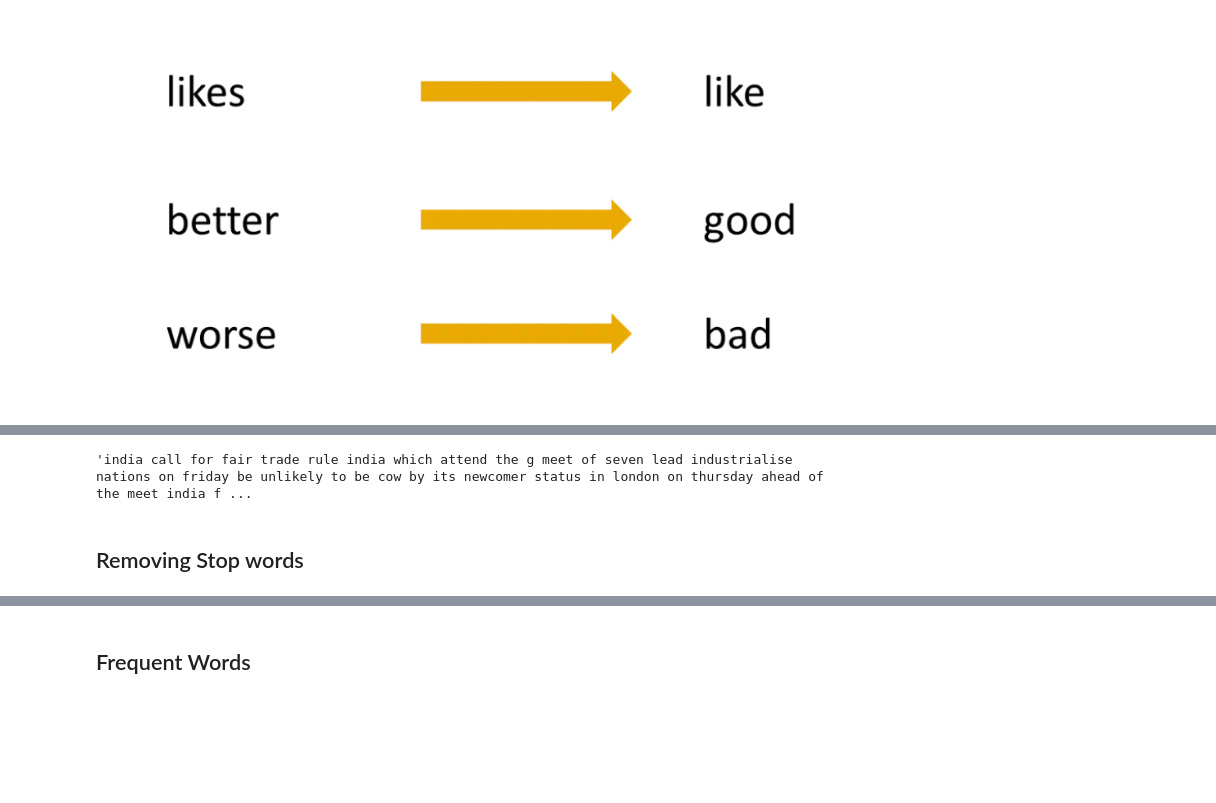
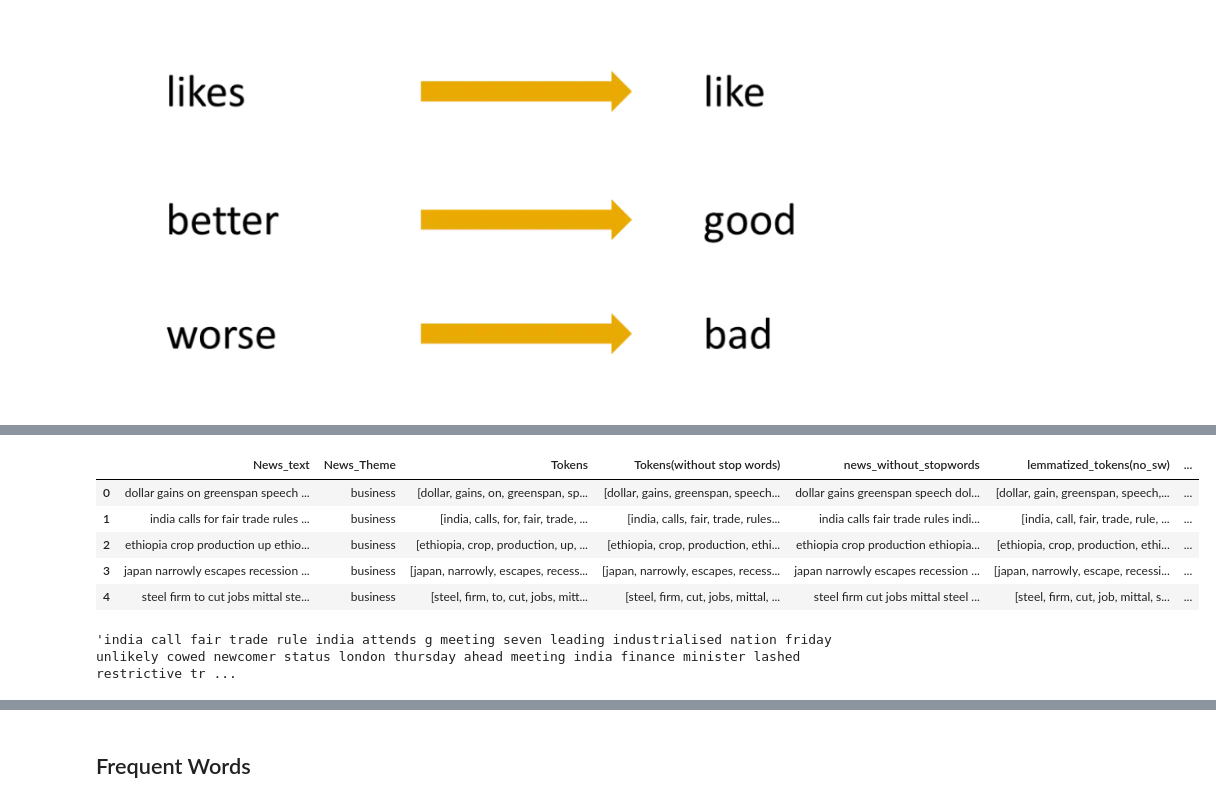
Before and after one commit to Prasad-Khedkar/Topic_Modelling_on_News_Articles, a Jupyter notebook: Topic_Modelling_on_News_Articles.ipynb, the cells around one changed output, grey strips where cells are left out. Cells and saved outputs as stored; diff of their text form; code cells hidden in the pictures; blank space fills up the shorter version.

```diff
--- a/Topic_Modelling_on_News_Articles.ipynb
+++ b/Topic_Modelling_on_News_Articles.ipynb
@@ -199,0 +247,2 @@ df['News'][1]
+# %%
+df['news_without_stopwords'] = [' '.join(word) for word in df['Tokens(without stop words)']]
@@ -219,2 +266,7 @@ def lemmatize_word(nbp):
+# %%
+def lemmatizing(news):                                                           ## defining a lemmatizer function
+  """This function will lemmatize each word in news."""
+  text = [lmt.lemmatize(word) for word in news.split()]
+  return text
 # %%
-df['News'] = df['News'].apply(lemmatize_word)
+df['lemmatized_tokens(no_sw)'] = df['news_without_stopwords'].apply(lemmatizing)
@@ -221,6 +282,15 @@ df['News'] = df['News'].apply(lemmatize_word)
+# %%
+df['clean_news'] = [' '.join(word) for word in df['lemmatized_tokens(no_sw)']]   ## Final clean news.
+# %%
+df.head()
+# %% [output]
+|  | News_text | News_Theme | Tokens | Tokens(without stop words) | news_without_stopwords | lemmatized_tokens(no_sw) | ... |
+| 0 | dollar gains on greenspan speech ... | business | [dollar, gains, on, greenspan, sp... | [dollar, gains, greenspan, speech... | dollar gains greenspan speech dol... | [dollar, gain, greenspan, speech,... | ... |
+| 1 | india calls for fair trade rules ... | business | [india, calls, for, fair, trade, ... | [india, calls, fair, trade, rules... | india calls fair trade rules indi... | [india, call, fair, trade, rule, ... | ... |
+| 2 | ethiopia crop production up ethio... | business | [ethiopia, crop, production, up, ... | [ethiopia, crop, production, ethi... | ethiopia crop production ethiopia... | [ethiopia, crop, production, ethi... | ... |
+| 3 | japan narrowly escapes recession ... | business | [japan, narrowly, escapes, recess... | [japan, narrowly, escapes, recess... | japan narrowly escapes recession ... | [japan, narrowly, escape, recessi... | ... |
+| 4 | steel firm to cut jobs mittal ste... | business | [steel, firm, to, cut, jobs, mitt... | [steel, firm, cut, jobs, mittal, ... | steel firm cut jobs mittal steel ... | [steel, firm, cut, job, mittal, s... | ... |
 # %%
-df['News'][1]
+df['clean_news'][1]
 # %% [output]
-'india call for fair trade rule india which attend the g meet of seven lead industrialise nations on friday be unlikely to be cow by its newcomer status in london on thursday ahead of the meet india f ...
+'india call fair trade rule india attends g meeting seven leading industrialised nation friday unlikely cowed newcomer status london thursday ahead meeting india finance minister lashed restrictive tr ...
-# %% [markdown]
-## Removing Stop words
```
Also changed, not shown: parts of 67 cells of this notebook.
